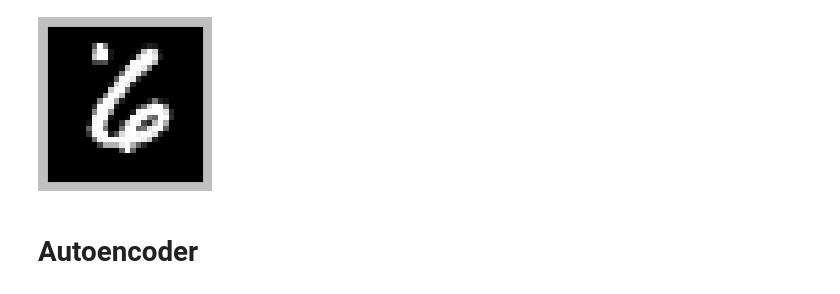
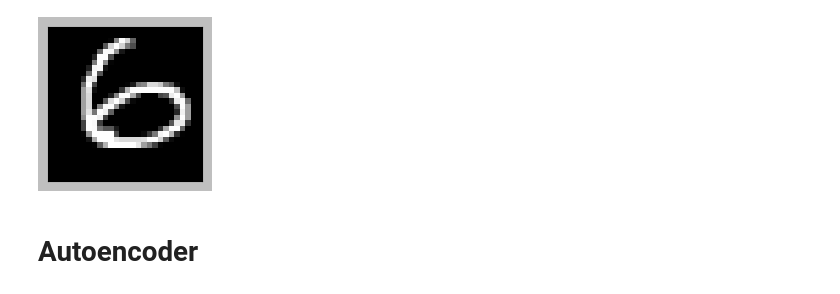
Before and after one commit to chris-santiago/autoencoders, a Jupyter notebook: notebooks/demo.ipynb, the cells around one changed output. Drawn from its saved outputs; the diff is of its cells as text; code cells hidden in the pictures.

```diff
--- a/notebooks/demo.ipynb
+++ b/notebooks/demo.ipynb
@@ -16,17 +13,3 @@ def plot_image(a):
-# %%
-def plot_images(images):
-    n = len(images)
-    with plt.style.context("grayscale"):
-        fig, ax = plt.subplots(1, n, figsize=(2*n, 2*n))
-        if n == 1:
-            ax.tick_params(left=False, right=False, labelleft=False, labelbottom=False, bottom=False)
-            ax.imshow(images[0])
-        else:
-            for i in range(n):
-                ax[i].tick_params(left=False, right=False, labelleft=False, labelbottom=False, bottom=False)
-            for i in range(n):
-                ax[i].imshow(images[i])
-        plt.show()
 # %%
 def get_model(model, config):
     module = hydra.utils.instantiate(config.models[model].module)
@@ -46,8 +29,8 @@ dl = hydra.utils.instantiate(cfg.data.train)
 batch = next(iter(dl))
 images = batch[0]
 # %%
-plot_image(images[17].squeeze())
+plot_images([images[27].squeeze()])
 plt.show()
 # %% [output]
-[figure, old version]
+[figure, new version]
 # %%
```
Also changed, not shown: parts of 17 cells of this notebook.
